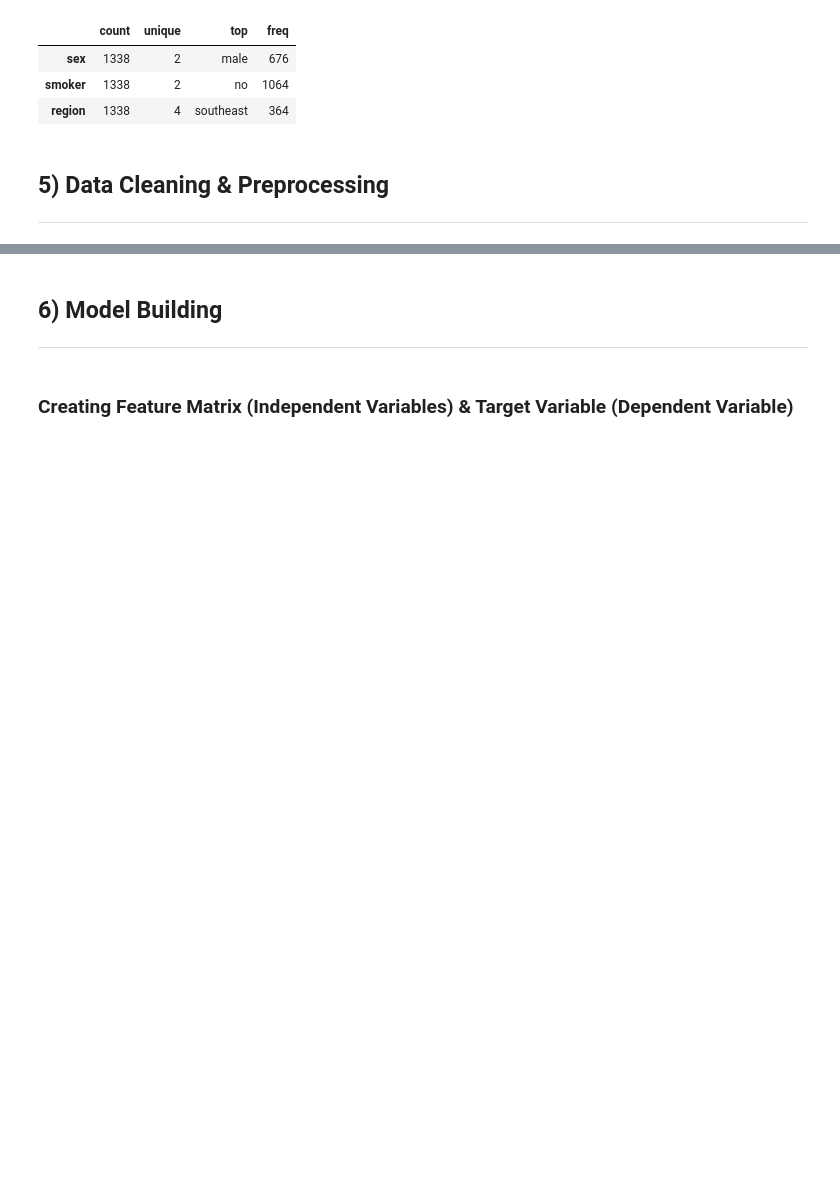
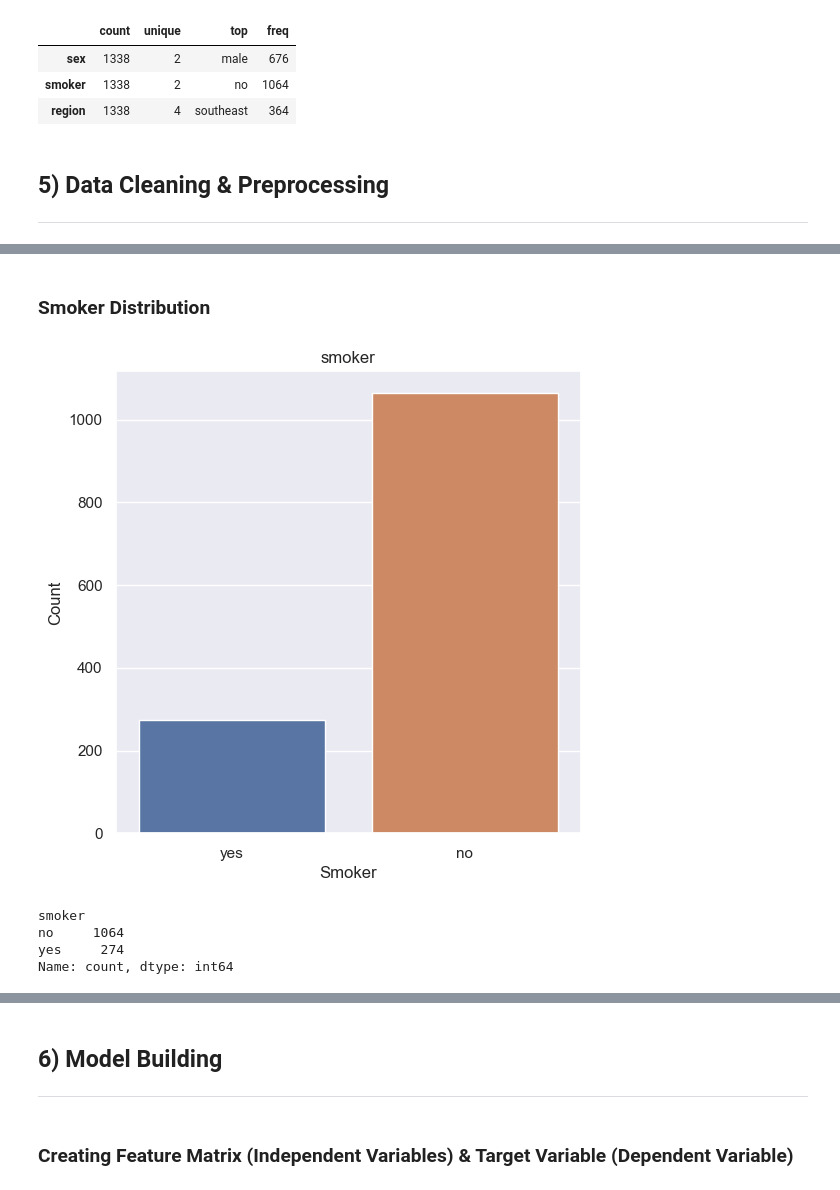
Before and after one commit to manishkr1754/30_Days_30_ML_Projects_Challenge, a Jupyter notebook: Day11_Project11_Medical Insurance Cost Prediction.ipynb, the cells around one changed output, grey strips where cells are left out. Cells and saved outputs as stored; diff of their text form; code cells hidden in the pictures; blank space fills up the shorter version.

Commit message:
Data Cleaning & Preprocessing Done

```diff
--- a/Day11_Project11_Medical Insurance Cost Prediction.ipynb
+++ b/Day11_Project11_Medical Insurance Cost Prediction.ipynb
@@ -197,0 +196,19 @@ Name: count, dtype: int64
+# %% [markdown]
+### Smoker Distribution
+# %%
+plt.figure(figsize=(6,6))
+ax = sns.countplot(x='smoker', data=medical_insurance_df)
+plt.title('smoker')
+plt.xlabel('Smoker')
+plt.ylabel('Count')
+plt.show()
+# %% [output]
+[figure, added]
+# %%
+smoker_counts = medical_insurance_df['smoker'].value_counts()
+smoker_counts
+# %% [output]
+smoker
+no     1064
+yes     274
+Name: count, dtype: int64
```
Also changed, not shown: parts of 27 cells of this notebook.
